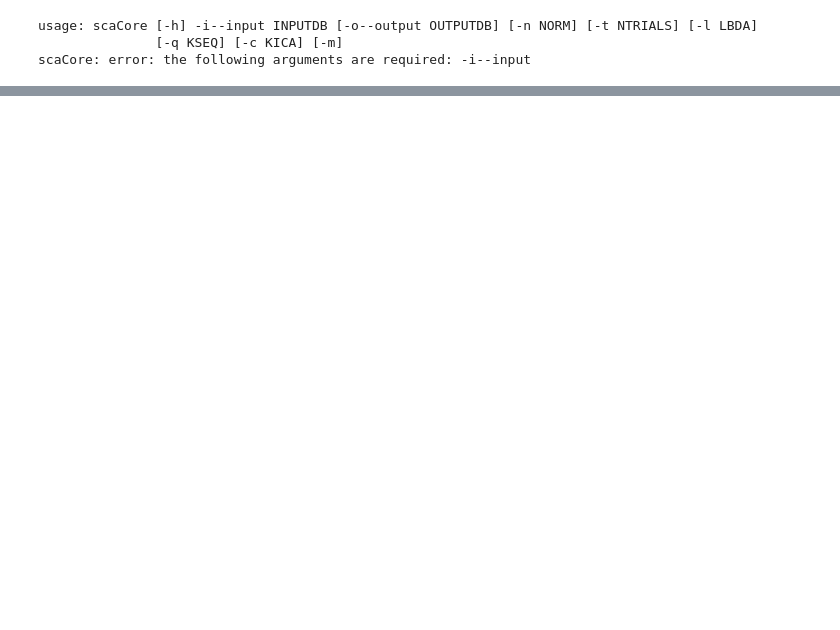
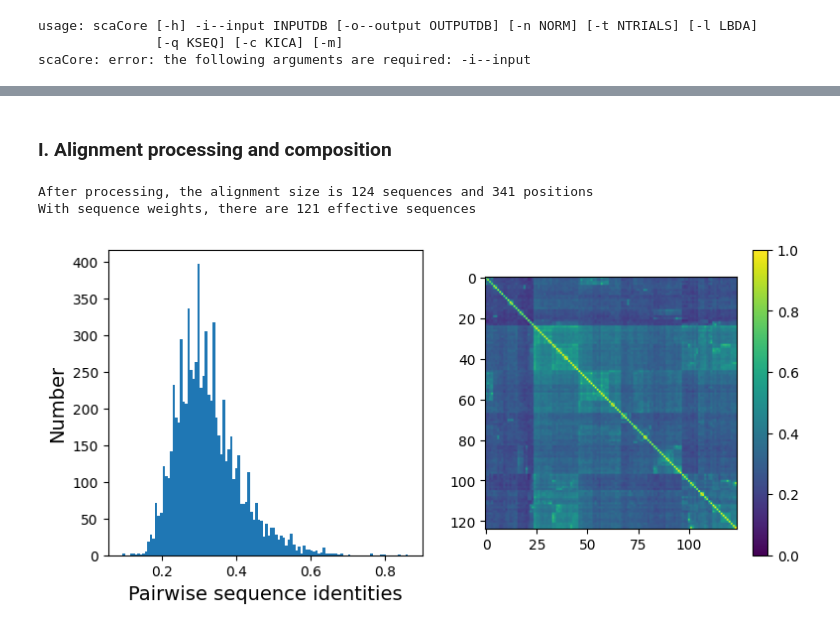
Before and after one commit to giorginolab/beta-arrestin1-sca, a Jupyter notebook: PySCA_beta_arrestin_1.ipynb, the cells around one changed output, grey strips where cells are left out. Saved outputs shown, nothing was run; the diff lists cells and outputs as text; code cells hidden in the pictures; blank space fills up the shorter version.

```diff
--- a/PySCA_beta_arrestin_1.ipynb
+++ b/PySCA_beta_arrestin_1.ipynb
@@ -49,0 +96,34 @@ scaCore: error: the following arguments are required: -i--input
+# %%
+db = pickle.load(open('process/arrestin.db','rb'))
+Dseq = db['sequence']  #the results of scaProcessMSA
+Dsca = db['sca']       #the results of scaCore
+Dsect = db['sector']   #the results of scaSectorID
+# %% [markdown]
+### I. Alignment processing and composition
+# %%
+print("After processing, the alignment size is %i sequences and %i positions" % \
+      (Dseq['Nseq'], Dseq['Npos']))
+print("With sequence weights, there are %i effective sequences" % (Dseq['effseqs']))
+# %% [output]
+After processing, the alignment size is 124 sequences and 341 positions
+With sequence weights, there are 121 effective sequences
+# %%
+# List all elements above the diagonal (i<j):
+listS = [Dsca['simMat'][i,j] for i in range(Dsca['simMat'].shape[0]) \
+         for j in range(i+1, Dsca['simMat'].shape[1])]
+
+# Cluster the sequence similarity matrix
+Z = sch.linkage(Dsca['simMat'],method = 'complete', metric = 'cityblock')
+R = sch.dendrogram(Z,no_plot = True)
+ind = R['leaves']
+
+# Plotting
+plt.rcParams['figure.figsize'] = 9, 4
+plt.subplot(121)
+plt.hist(listS, int(round(Dseq['Npos']/3)))
+plt.xlabel('Pairwise sequence identities', fontsize=14)
+plt.ylabel('Number', fontsize=14)
+plt.subplot(122)
+plt.imshow(Dsca['simMat'][np.ix_(ind,ind)], vmin=0, vmax=1); plt.colorbar();
+# %% [output]
+[figure, added]
```
Also changed, not shown: parts of 19 cells of this notebook.
